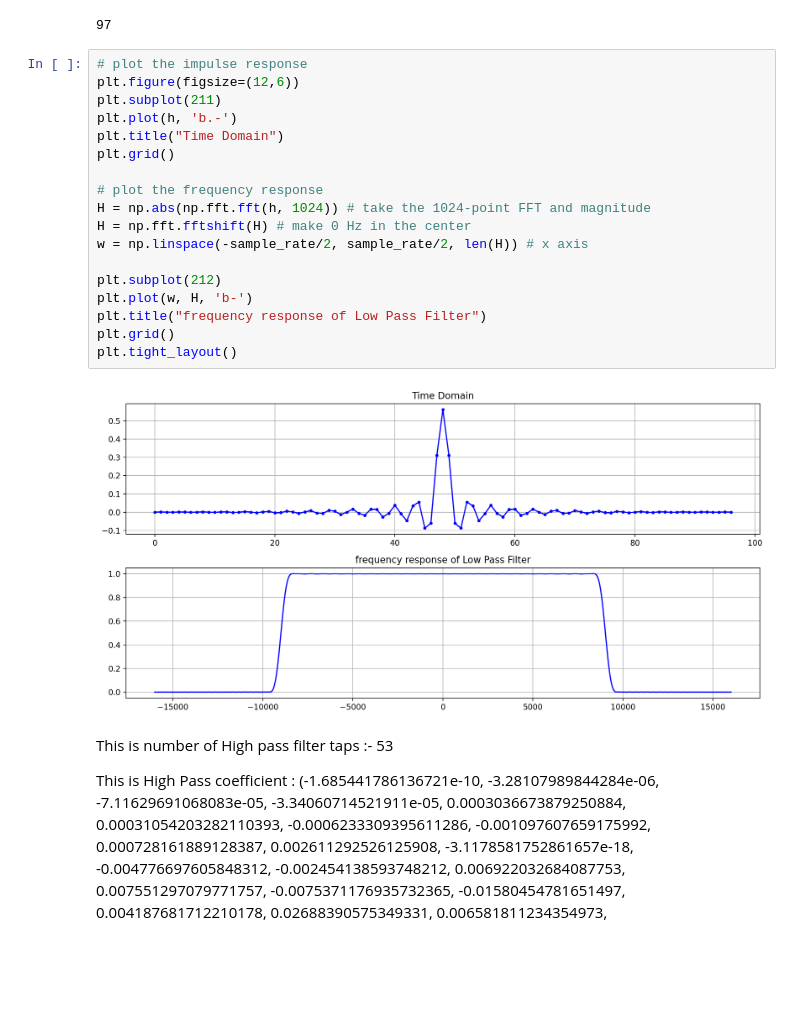
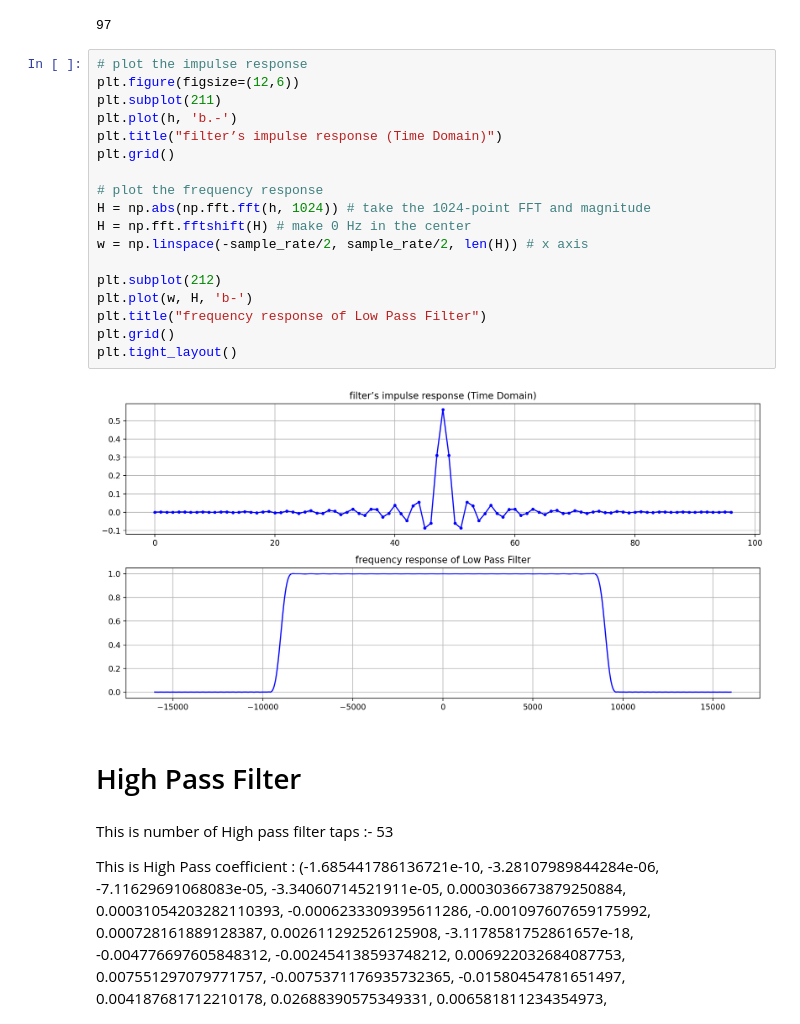
Before and after one commit to patel999jay/ECED4502---Digital-Signal-Processing, a Jupyter notebook: Lab 3/ECED4502_Lab3_Filter_Demo.ipynb, the cells around one changed output. Saved outputs shown, nothing was run; the diff lists cells and outputs as text; blank space fills up the shorter version.

```diff
--- a/Lab 3/ECED4502_Lab3_Filter_Demo.ipynb
+++ b/Lab 3/ECED4502_Lab3_Filter_Demo.ipynb
@@ -111,23 +120,25 @@ len(h)
 # %%
 # plot the impulse response
 plt.figure(figsize=(12,6))
 plt.subplot(211)
 plt.plot(h, 'b.-')
-plt.title("Time Domain")
+plt.title("filter’s impulse response (Time Domain)")
 plt.grid()
 
 # plot the frequency response
 H = np.abs(np.fft.fft(h, 1024)) # take the 1024-point FFT and magnitude
 H = np.fft.fftshift(H) # make 0 Hz in the center
 w = np.linspace(-sample_rate/2, sample_rate/2, len(H)) # x axis
 
 plt.subplot(212)
 plt.plot(w, H, 'b-')
 plt.title("frequency response of Low Pass Filter")
 plt.grid()
 plt.tight_layout()
 # %% [output]
-[figure, old version]
+[figure, new version]
+# %% [markdown]
+# High Pass Filter
 # %% [markdown]
 This is number of High pass filter taps :- 	 53
 
```
Also changed, not shown: parts of 13 cells of this notebook.
